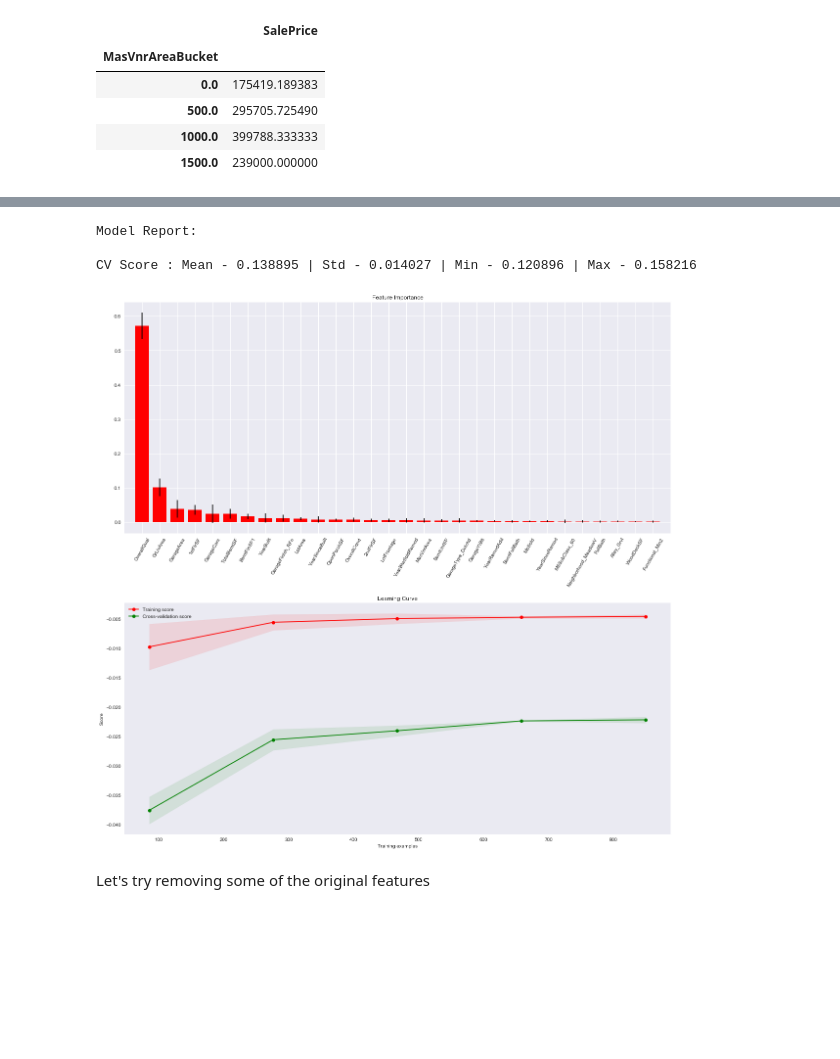
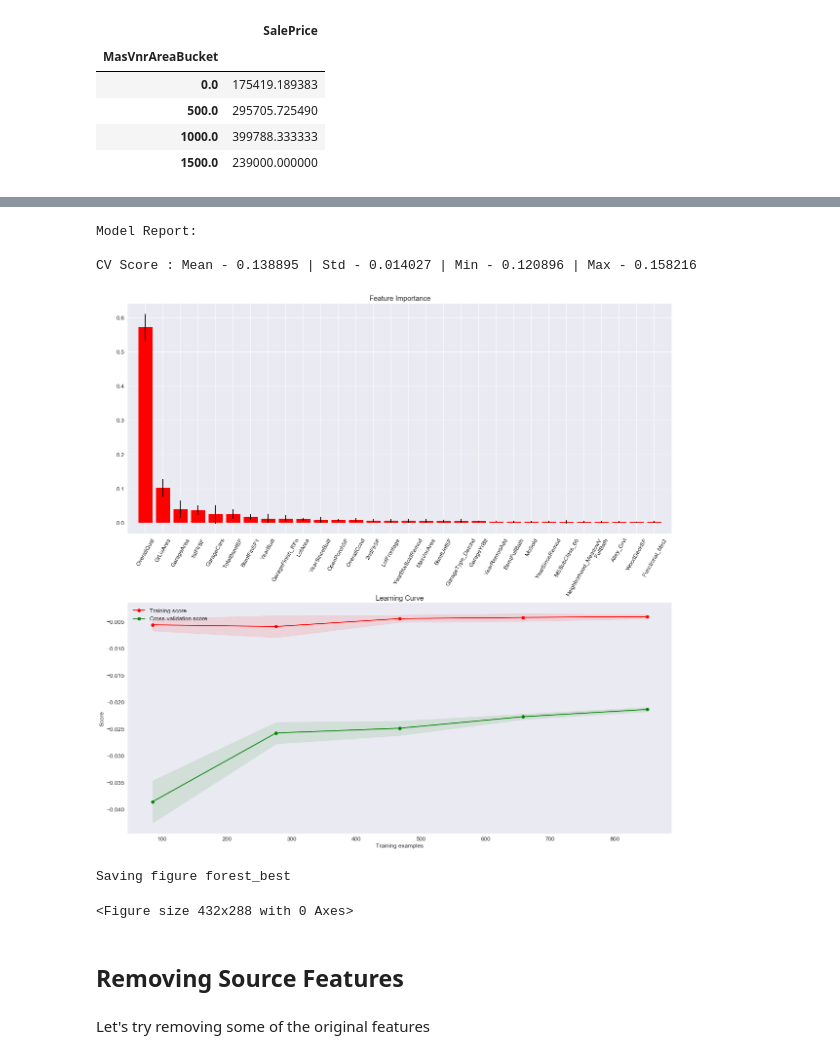
Before and after one commit to dorond/kaggle-house-prices-prediction, a Jupyter notebook: Housing Sale Price Prediction (Kaggle).ipynb, the cells around one changed output, grey strips where cells are left out. Saved outputs shown, nothing was run; the diff lists cells and outputs as text; code cells hidden in the pictures; blank space fills up the shorter version.

```diff
--- a/Housing Sale Price Prediction (Kaggle).ipynb
+++ b/Housing Sale Price Prediction (Kaggle).ipynb
@@ -1057,5 +1065,7 @@ def determine_one_hot_cat_features(cat_pipeline, original_cat_features, bool_pip
     return [feature for group in features_list for feature in group]
 # %%
+from sklearn.pipeline import make_pipeline
+
 def build_run_model(alg, train, target, num_pipelines, cat_pipelines, bool_pipelines, pre_remove_identifiers=None,
                     feature_add_remove_pipeline=None, feature_transform_pipeline=None, outlier_pipeline=None, feature_list=None,
                     num_important_features=5, cv=10, scoring="neg_mean_squared_error", save_model=False, save_model_name="model"):
@@ -1108,6 +1118,7 @@ def build_run_model(alg, train, target, num_pipelines, cat_pipelines, bool_pipel
             ('preparation', preprocess_pipeline),
             ('feature_selection', TopFeatureSelector(feature_list, num_important_features))
     ])
+
     else:
         full_pipeline = preprocess_pipeline
 
@@ -1115,12 +1126,15 @@ def build_run_model(alg, train, target, num_pipelines, cat_pipelines, bool_pipel
     train_prepared = full_pipeline.fit_transform(train)
     print("Data prepared")
 
-    add_features = num_pipeline.named_steps.get("add_features", None)
+    add_features = feature_add_remove_pipeline.named_steps.get("add_features")
     if add_features is not None:
         features_to_remove = add_features.features_to_remove_
         extra_num_features = add_features.new_features_names_
+
         if features_to_remove is not None:
+
             numeric_feature_names = [feature for feature in numeric_feature_names if feature not in features_to_remove]
+
         complete_feature_list = numeric_feature_names + extra_num_features + determine_one_hot_cat_features(cat_pipeline, cat_feature_names, bool_pipeline, bool_feature_names)
     else:
         complete_feature_list = numeric_feature_names + determine_one_hot_cat_features(cat_pipeline, cat_feature_names, bool_pipeline, bool_feature_names)
@@ -1128,15 +1142,25 @@ def build_run_model(alg, train, target, num_pipelines, cat_pipelines, bool_pipel
     print('\nFitting model to training data...')
     alg.fit(train_prepared, labels)
     print('\nRunning Cross-Validation...')
-    scores = np.sqrt(-cross_val_score(alg, train_prepared, labels, scoring=scoring, cv=cv))
+    scores = np.sqrt(-cross_val_score(alg, train_prepared, labels, scoring=scoring, cv=cv, verbose=1))
     print('\nCV complete\n')
     if save_model:
         store_model(alg, save_model_name)
 
-    return (alg, train_prepared, labels, complete_feature_list, scores)
+    if feature_add_remove_pipeline is not None and feature_transform_pipeline is not None:
+        pipelines = make_pipeline(feature_add_remove_pipeline, feature_transform_pipeline, full_pipeline)
+    elif feature_add_remove_pipeline is not None and feature_transform_pipeline is None:
+        pipelines = make_pipeline(feature_add_remove_pipeline, full_pipeline)
+    elif feature_add_remove_pipeline is None and feature_transform_pipeline is not None:
+        pipelines = make_pipeline(feature_transform_pipeline, full_pipeline)
+    else:
+        pipelines = full_pipeline
+
+    return (alg, train_prepared, labels, complete_feature_list, scores, pipelines)
 # %%
 def measure_regression_model(model, scores, train_orig, train_prepared, target, labels, trans_feature_names, max_num_features=30,
-                             scoring="neg_mean_squared_error", outlier_pipeline=None, show_worst=False, show_worst_original=False):
+                             scoring="neg_mean_squared_error", outlier_pipeline=None, show_worst=False, show_worst_original=False,
+                            save_plot=False, plot_name="plot"):
     print('\nModel Report:')
     print ("\nCV Score : Mean - {:f} | Std - {:f} | Min - {:f} | Max - {:f}".format(np.mean(scores),np.std(scores),
                                                                               np.min(scores),np.max(scores)))
@@ -1145,7 +1169,8 @@ def measure_regression_model(model, scores, train_orig, train_prepared, target,
     fig, ax = plt.subplots(2, 1, figsize=(20,20))
     fig.subplots_adjust(hspace=0.3)
     ax1 = ax.ravel()[0]
-    if ~isinstance(model, (LinearRegression)):
+
+    if not isinstance(model, (LinearRegression)):
         skplt.estimators.plot_feature_importances(model, feature_names = trans_feature_names,
                                               max_num_features=max_num_features, x_tick_rotation=60, ax=ax1, title_fontsize="large")
     else:
@@ -1161,7 +1186,13 @@ def measure_regression_model(model, scores, train_orig, train_prepared, target,
 
     plt.show()
 
-    return model.feature_importances_, trans_feature_names
+    if save_plot:
+        save_fig(plot_name)
+
+    if not isinstance(model, (LinearRegression)):
+        return model.feature_importances_, trans_feature_names
+    else:
+        return model.coef_, trans_feature_names
 # %%
 def display_scores(scores):
     print("Scores:", scores)
@@ -1599,18 +1636,18 @@ cat_pipelines = []
 
 cat_pipelines.append(("apply_na", AddLevelImputer(na_dict, df_out=True)))
 cat_pipelines.append(("cat_imputer", MostFrequentImputer()))
-cat_pipelines.append(("cat_encoder", OneHotEncoder(sparse=False)))
+cat_pipelines.append(("cat_encoder", OneHotEncoder(sparse=False, handle_unknown='ignore')))
 
 bool_pipelines = []
 bool_pipelines.append(("bool_imputer", MostFrequentImputer()))
-bool_pipelines.append(("bool_encoder", OneHotEncoder(sparse=False)))
+bool_pipelines.append(("bool_encoder", OneHotEncoder(sparse=False, handle_unknown='ignore')))
 
 identifiers_to_drop = ["Id", "source"]
 # %%
 training_data = train.copy()
 # %%
 
-forest_model_new_features, train_prepared, labels, features, forest_scores_new_features = build_run_model(RandomForestRegressor(random_state=42), training_data, "SalePrice",
+forest_model_new_features, train_prepared, labels, features, forest_scores_new_features, forest_model_new_features_pipeline = build_run_model(RandomForestRegressor(random_state=42), training_data, "SalePrice",
                                                                                                                   num_pipelines, cat_pipelines, bool_pipelines, identifiers_to_drop, scoring=scoring,
                                                                                 feature_add_remove_pipeline=feature_add_remove_pipeline, feature_transform_pipeline=feature_transform_pipeline,
                                                                                 outlier_pipeline=outlier_pipeline, feature_list=None)
@@ -1628,11 +1666,16 @@ CV complete
 # %%
 feature_importances_forest_new_features, feature_names_forest_new_features = measure_regression_model(forest_model_new_features, forest_scores_new_features, training_data, train_prepared,
-                                        "SalePrice", labels, features, scoring=scoring, outlier_pipeline=outlier_pipeline)
+                                        "SalePrice", labels, features, scoring=scoring, outlier_pipeline=outlier_pipeline,
+                                                                                                     save_plot=True, plot_name="forest_best")
 # %% [output]
 Model Report:
 
 CV Score : Mean - 0.138895 | Std - 0.014027 | Min - 0.120896 | Max - 0.158216
-[figure, old version]
+[figure, new version]
+Saving figure forest_best
+<Figure size 432x288 with 0 Axes>
+# %% [markdown]
+## Removing Source Features
 # %% [markdown]
 Let's try removing some of the original features
 # %%
```
Also changed, not shown: parts of 58 cells of this notebook, 12 other files.
